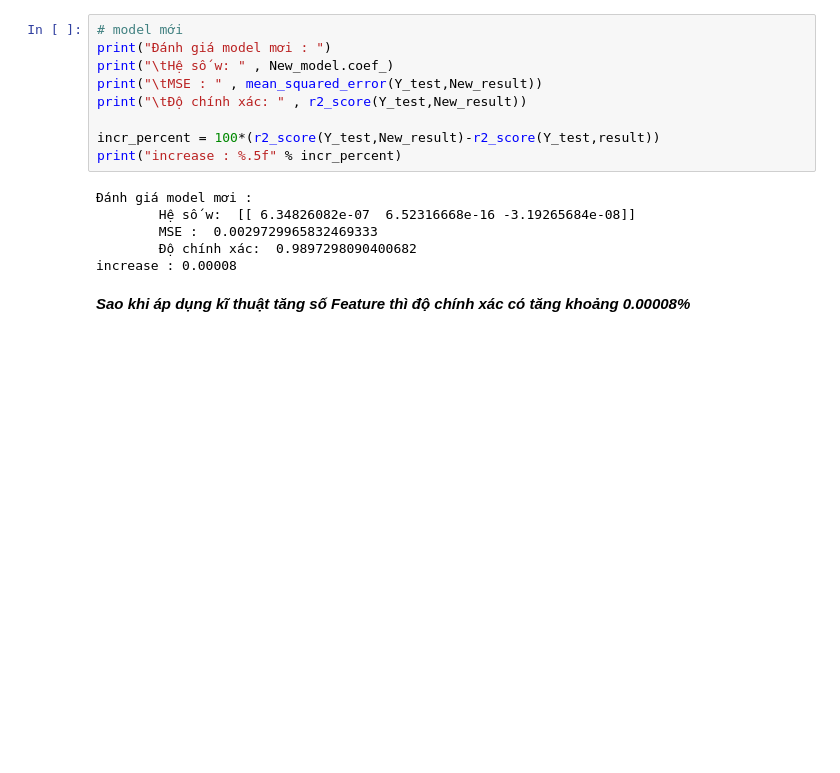
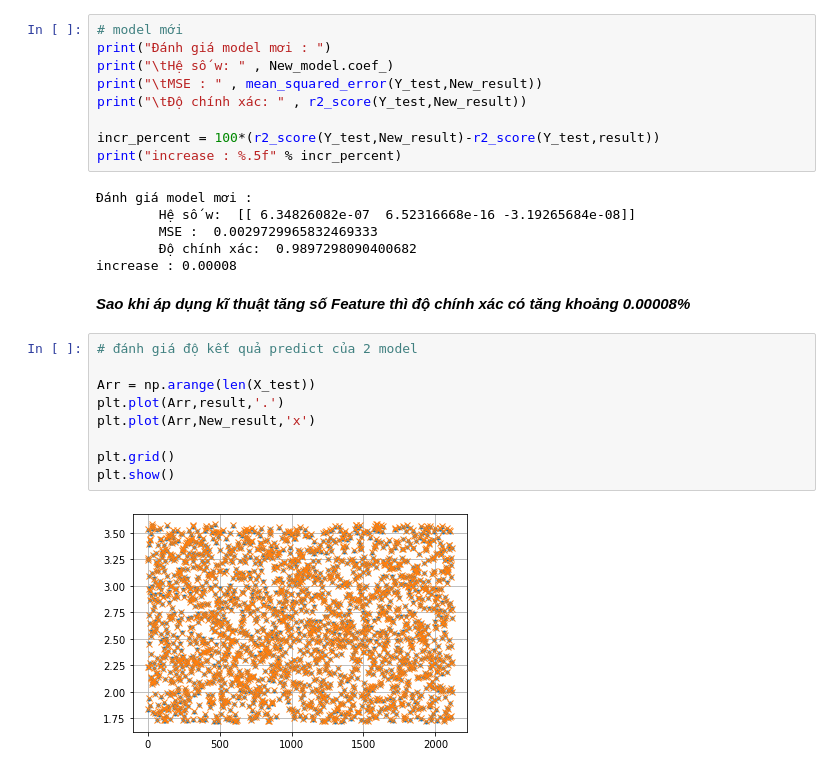
Before and after one commit to Hoangthang017/CS114.K21, a Jupyter notebook: Round3.ipynb, the cells around one changed output. Drawn from its saved outputs; the diff is of its cells as text; blank space fills up the shorter version.

```diff
--- a/Round3.ipynb
+++ b/Round3.ipynb
@@ -106,3 +106,14 @@ print("increase : %.5f" % incr_percent)
 increase : 0.00008
 # %% [markdown]
 ***Sao khi áp dụng kĩ thuật tăng số Feature thì độ chính xác có tăng khoảng 0.00008%***
+# %%
+# đánh giá độ kết quả predict của 2 model
+
+Arr = np.arange(len(X_test))
+plt.plot(Arr,result,'.')
+plt.plot(Arr,New_result,'x')
+
+plt.grid()
+plt.show()
+# %% [output]
+[figure, added]
```
Also changed, not shown: parts of 1 cell of this notebook.
